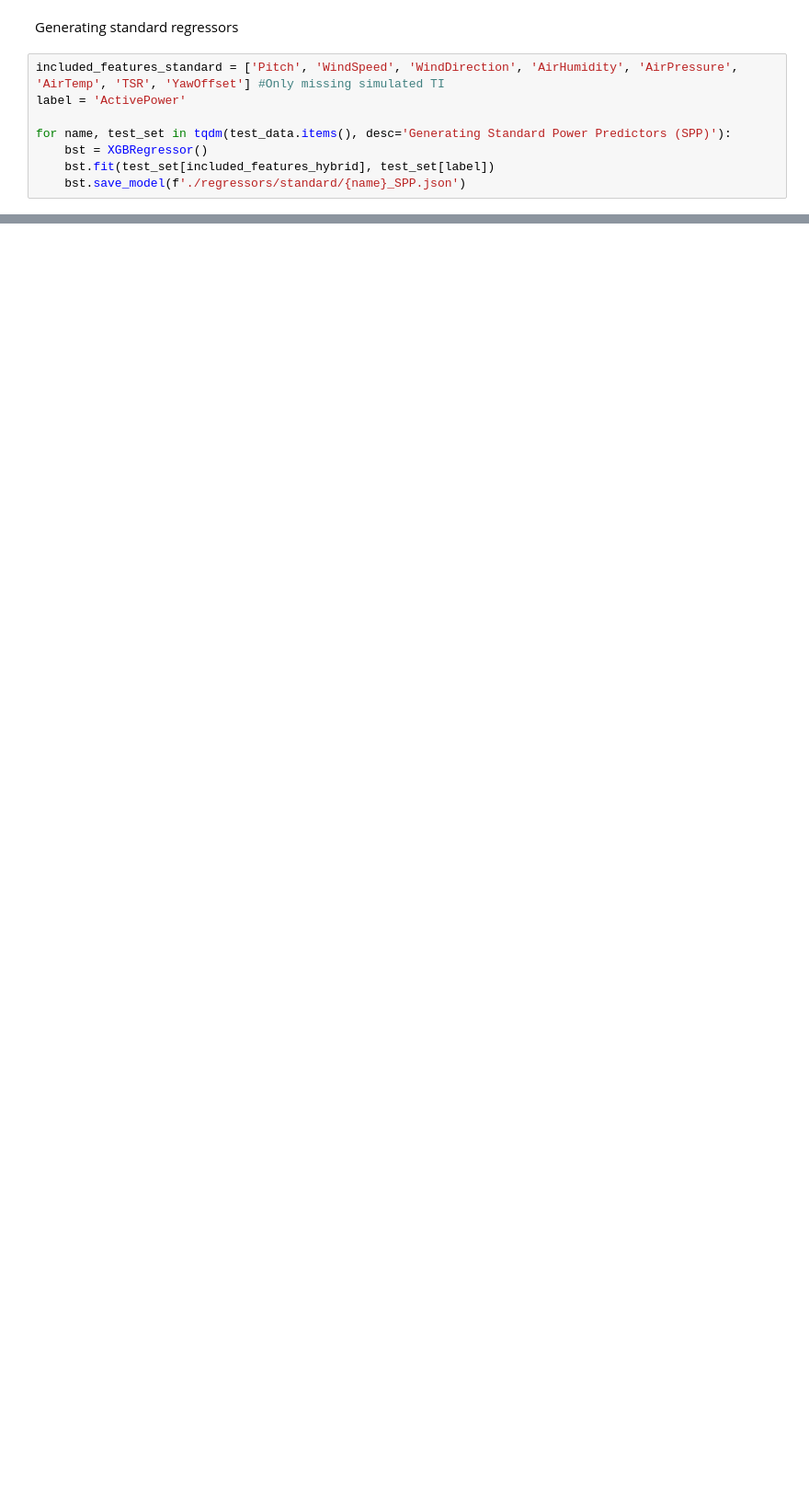
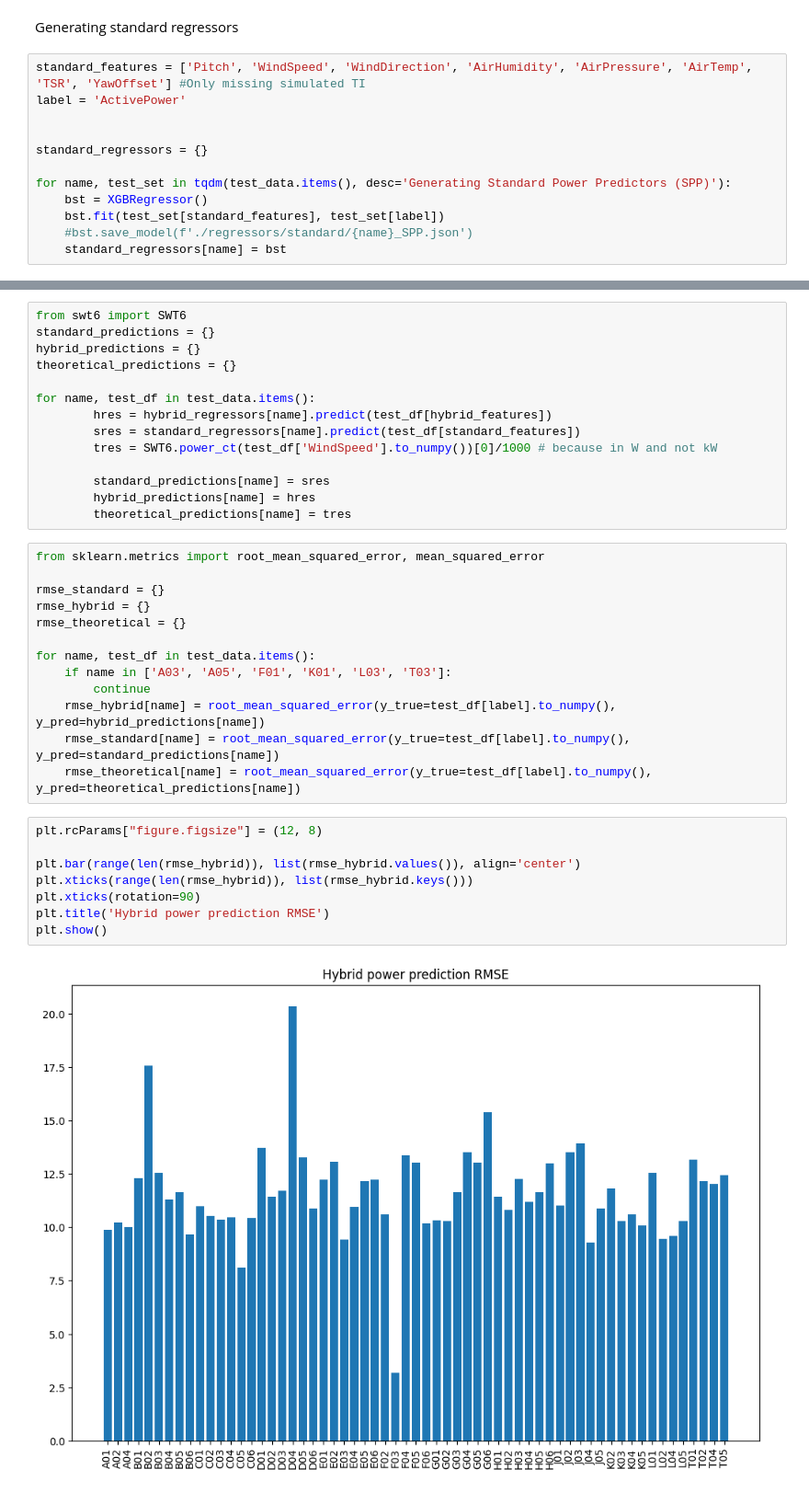
Before and after one commit to sondretb/Master-thesis---Wake-Scada-integration, a Jupyter notebook: power_predictor.ipynb, the cells around one changed output, grey strips where cells are left out. Shown: that part at 92% size. Saved outputs shown, nothing was run; the diff lists cells and outputs as text; blank space fills up the shorter version.

```diff
--- a/power_predictor.ipynb
+++ b/power_predictor.ipynb
@@ -71,10 +74,14 @@ for name, test_set in tqdm(test_data.items(), desc='Generating Hybrid Power Pred
 # %% [markdown]
 Generating standard regressors
 # %%
-included_features_standard = ['Pitch', 'WindSpeed', 'WindDirection', 'AirHumidity', 'AirPressure', 'AirTemp', 'TSR', 'YawOffset'] #Only missing simulated TI
+standard_features = ['Pitch', 'WindSpeed', 'WindDirection', 'AirHumidity', 'AirPressure', 'AirTemp', 'TSR', 'YawOffset'] #Only missing simulated TI
 label = 'ActivePower'
+
+
+standard_regressors = {}
 
 for name, test_set in tqdm(test_data.items(), desc='Generating Standard Power Predictors (SPP)'):
     bst = XGBRegressor()
-    bst.fit(test_set[included_features_hybrid], test_set[label])
-    bst.save_model(f'./regressors/standard/{name}_SPP.json')
+    bst.fit(test_set[standard_features], test_set[label])
+    #bst.save_model(f'./regressors/standard/{name}_SPP.json')
+    standard_regressors[name] = bst
@@ -80,0 +90,37 @@ for name, test_set in tqdm(test_data.items(), desc='Generating Standard Power Pr
+# %%
+from swt6 import SWT6
+standard_predictions = {}
+hybrid_predictions = {}
+theoretical_predictions = {}
+
+for name, test_df in test_data.items():
+        hres = hybrid_regressors[name].predict(test_df[hybrid_features])
+        sres = standard_regressors[name].predict(test_df[standard_features])
+        tres = SWT6.power_ct(test_df['WindSpeed'].to_numpy())[0]/1000 # because in W and not kW
+
+        standard_predictions[name] = sres
+        hybrid_predictions[name] = hres
+        theoretical_predictions[name] = tres
+# %%
+from sklearn.metrics import root_mean_squared_error, mean_squared_error
+
+rmse_standard = {}
+rmse_hybrid = {}
+rmse_theoretical = {}
+
+for name, test_df in test_data.items():
+    if name in ['A03', 'A05', 'F01', 'K01', 'L03', 'T03']:
+        continue
+    rmse_hybrid[name] = root_mean_squared_error(y_true=test_df[label].to_numpy(), y_pred=hybrid_predictions[name])
+    rmse_standard[name] = root_mean_squared_error(y_true=test_df[label].to_numpy(), y_pred=standard_predictions[name])
+    rmse_theoretical[name] = root_mean_squared_error(y_true=test_df[label].to_numpy(), y_pred=theoretical_predictions[name])
+# %%
+plt.rcParams["figure.figsize"] = (12, 8)
+
+plt.bar(range(len(rmse_hybrid)), list(rmse_hybrid.values()), align='center')
+plt.xticks(range(len(rmse_hybrid)), list(rmse_hybrid.keys()))
+plt.xticks(rotation=90)
+plt.title('Hybrid power prediction RMSE')
+plt.show()
+# %% [output]
+[figure, added]
```
Also changed, not shown: parts of 13 cells of this notebook, 1 other file.
